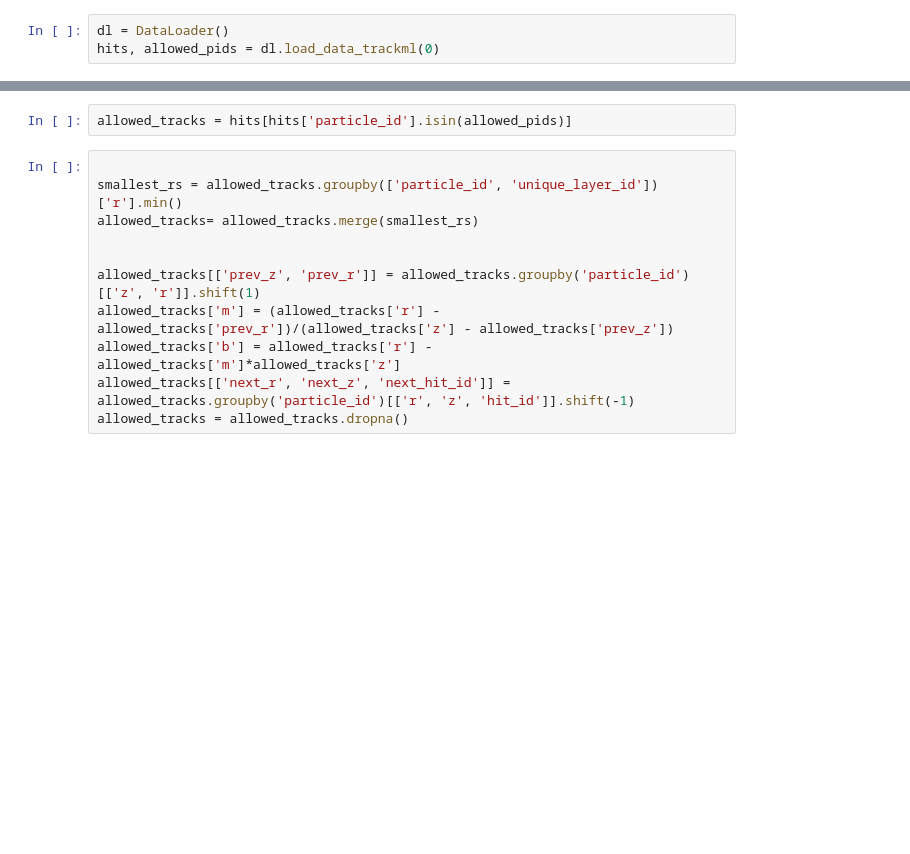
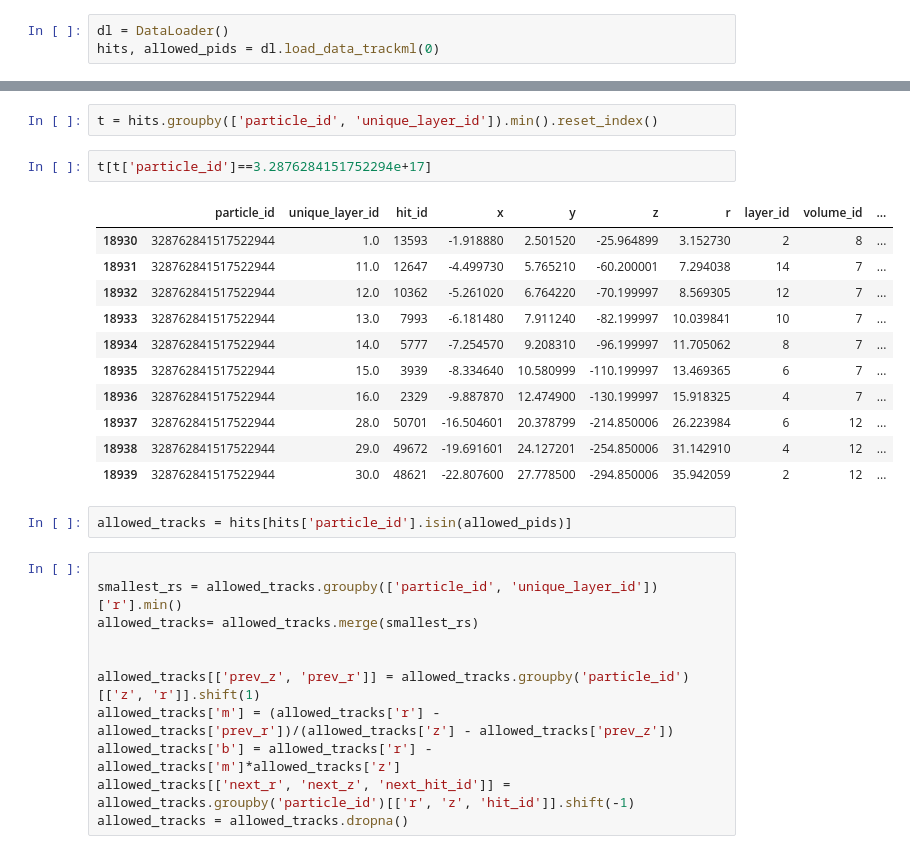
Before and after one commit to livaage/DDPG-for-tracking, a Jupyter notebook: notebooks/NN new.ipynb, the cells around one changed output, grey strips where cells are left out. Drawn from its saved outputs; the diff is of its cells as text; blank space fills up the shorter version.

```diff
--- a/notebooks/NN new.ipynb
+++ b/notebooks/NN new.ipynb
@@ -31,3 +84,19 @@ hits, allowed_pids = dl.load_data_trackml(0)
+# %%
+t = hits.groupby(['particle_id', 'unique_layer_id']).min().reset_index()
+# %%
+t[t['particle_id']==3.2876284151752294e+17]
+# %% [output]
+|  | particle_id | unique_layer_id | hit_id | x | y | z | r | layer_id | volume_id | ... |
+| 18930 | 328762841517522944 | 1.0 | 13593 | -1.918880 | 2.501520 | -25.964899 | 3.152730 | 2 | 8 | ... |
+| 18931 | 328762841517522944 | 11.0 | 12647 | -4.499730 | 5.765210 | -60.200001 | 7.294038 | 14 | 7 | ... |
+| 18932 | 328762841517522944 | 12.0 | 10362 | -5.261020 | 6.764220 | -70.199997 | 8.569305 | 12 | 7 | ... |
+| 18933 | 328762841517522944 | 13.0 | 7993 | -6.181480 | 7.911240 | -82.199997 | 10.039841 | 10 | 7 | ... |
+| 18934 | 328762841517522944 | 14.0 | 5777 | -7.254570 | 9.208310 | -96.199997 | 11.705062 | 8 | 7 | ... |
+| 18935 | 328762841517522944 | 15.0 | 3939 | -8.334640 | 10.580999 | -110.199997 | 13.469365 | 6 | 7 | ... |
+| 18936 | 328762841517522944 | 16.0 | 2329 | -9.887870 | 12.474900 | -130.199997 | 15.918325 | 4 | 7 | ... |
+| 18937 | 328762841517522944 | 28.0 | 50701 | -16.504601 | 20.378799 | -214.850006 | 26.223984 | 6 | 12 | ... |
+| 18938 | 328762841517522944 | 29.0 | 49672 | -19.691601 | 24.127201 | -254.850006 | 31.142910 | 4 | 12 | ... |
+| 18939 | 328762841517522944 | 30.0 | 48621 | -22.807600 | 27.778500 | -294.850006 | 35.942059 | 2 | 12 | ... |
 # %%
 allowed_tracks = hits[hits['particle_id'].isin(allowed_pids)]
 # %%
```
Also changed, not shown: parts of 7 cells of this notebook, 10 other files.
